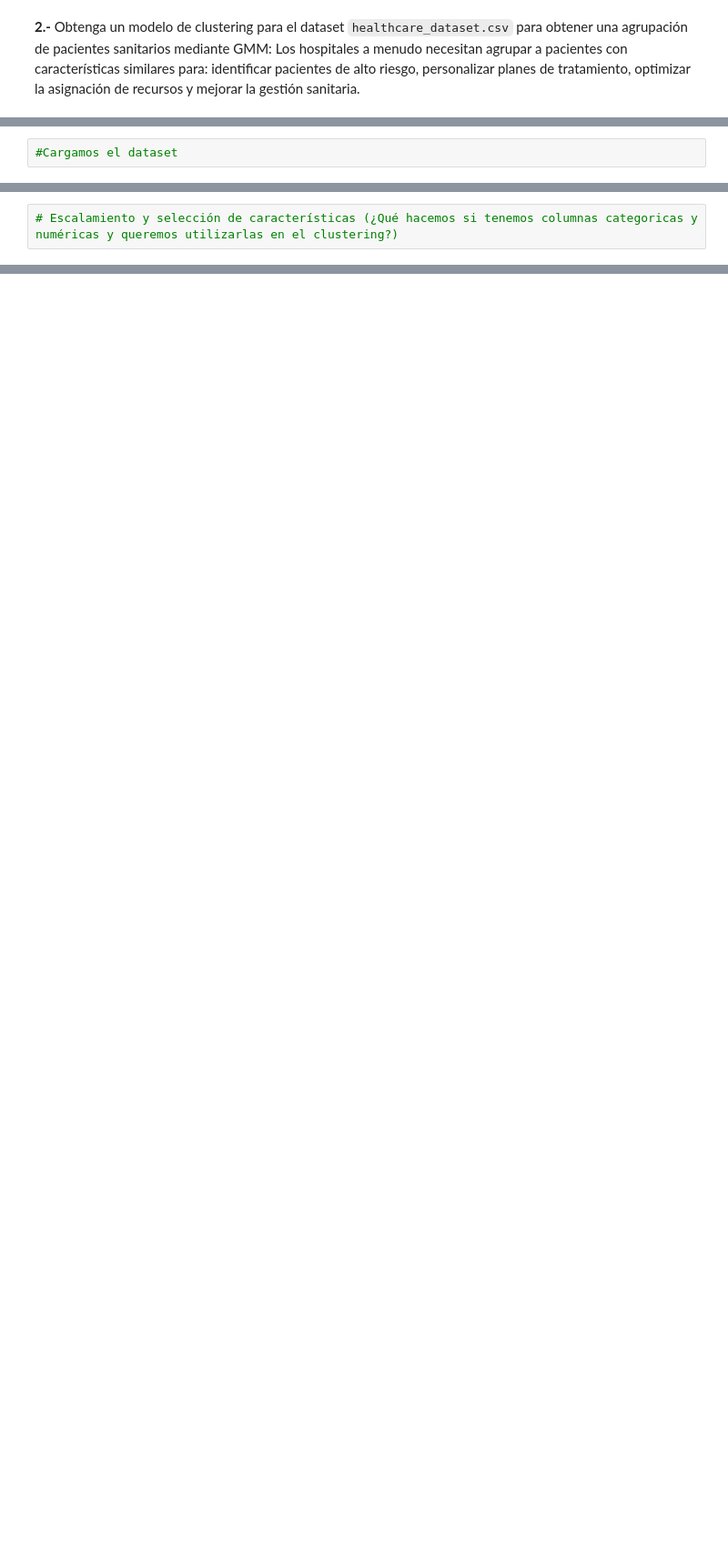
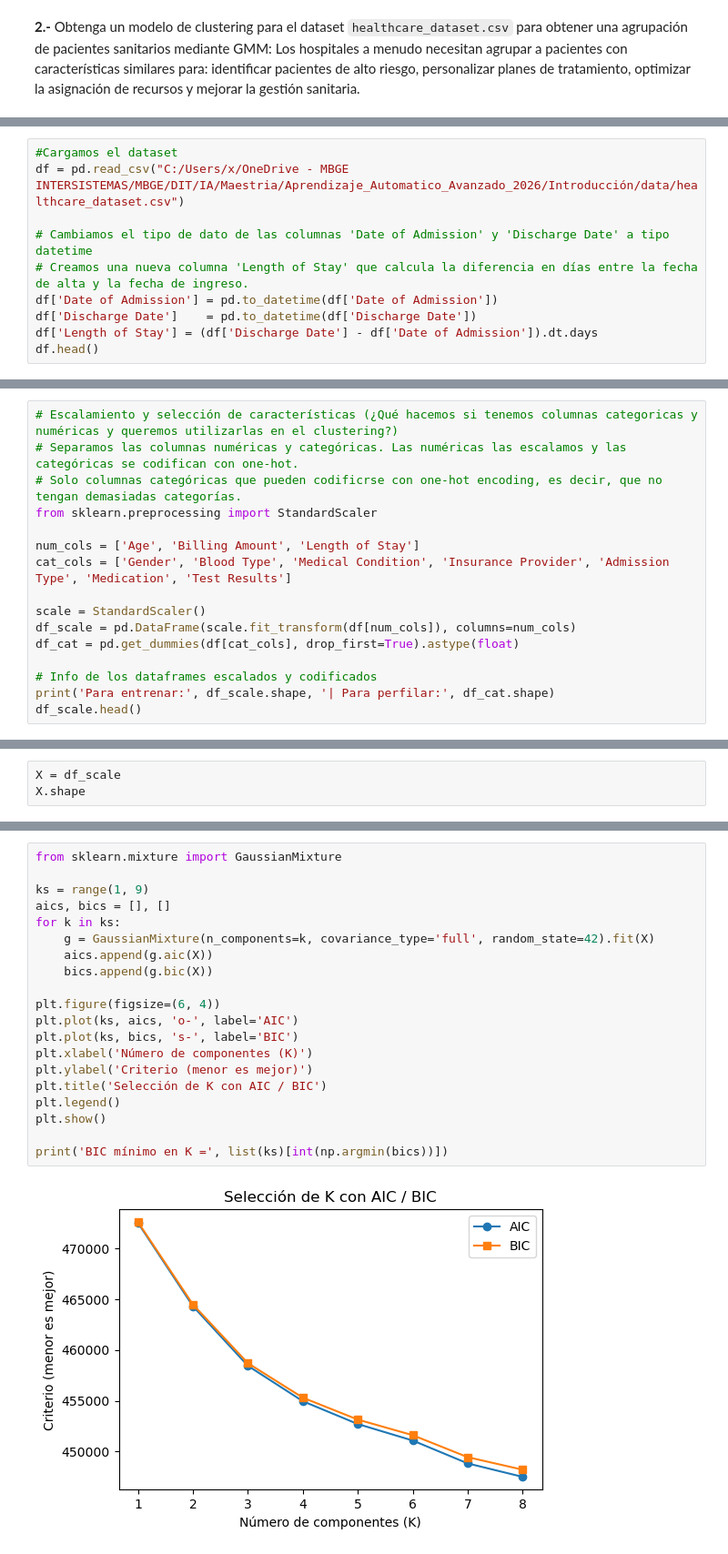
Before and after one commit to jmalegria75/Aprendizaje_Automatico_Avanzado_2026, a Jupyter notebook: Introducción/Actividad_2_Clustering_GMM.ipynb, the cells around one changed output, grey strips where cells are left out. Shown at 91% size. Saved outputs shown, nothing was run; the diff lists cells and outputs as text; blank space fills up the shorter version.

```diff
--- a/Introducción/Actividad_2_Clustering_GMM.ipynb
+++ b/Introducción/Actividad_2_Clustering_GMM.ipynb
@@ -315,2 +322,10 @@ array([[1.06529466e-13, 9.99999999e-01, 6.02173623e-10]])
 # %%
 #Cargamos el dataset
+df = pd.read_csv("C:/Users/x/OneDrive - MBGE INTERSISTEMAS/MBGE/DIT/IA/Maestria/Aprendizaje_Automatico_Avanzado_2026/Introducción/data/healthcare_dataset.csv")
+
+# Cambiamos el tipo de dato de las columnas 'Date of Admission' y 'Discharge Date' a tipo datetime
+# Creamos una nueva columna 'Length of Stay' que calcula la diferencia en días entre la fecha de alta y la fecha de ingreso.
+df['Date of Admission'] = pd.to_datetime(df['Date of Admission'])
+df['Discharge Date']    = pd.to_datetime(df['Discharge Date'])
+df['Length of Stay'] = (df['Discharge Date'] - df['Date of Admission']).dt.days
+df.head()
@@ -317,2 +351,16 @@ array([[1.06529466e-13, 9.99999999e-01, 6.02173623e-10]])
 # %%
 # Escalamiento y selección de características (¿Qué hacemos si tenemos columnas categoricas y numéricas y queremos utilizarlas en el clustering?)
+# Separamos las columnas numéricas y categóricas. Las numéricas las escalamos y las categóricas se codifican con one-hot.
+# Solo columnas categóricas que pueden codificrse con one-hot encoding, es decir, que no tengan demasiadas categorías.
+from sklearn.preprocessing import StandardScaler
+
+num_cols = ['Age', 'Billing Amount', 'Length of Stay']
+cat_cols = ['Gender', 'Blood Type', 'Medical Condition', 'Insurance Provider', 'Admission Type', 'Medication', 'Test Results']
+
+scale = StandardScaler()
+df_scale = pd.DataFrame(scale.fit_transform(df[num_cols]), columns=num_cols)
+df_cat = pd.get_dummies(df[cat_cols], drop_first=True).astype(float)
+
+# Info de los dataframes escalados y codificados
+print('Para entrenar:', df_scale.shape, '| Para perfilar:', df_cat.shape)
+df_scale.head()
@@ -318,0 +387,3 @@ array([[1.06529466e-13, 9.99999999e-01, 6.02173623e-10]])
+# %%
+X = df_scale
+X.shape
@@ -318,0 +392,22 @@ array([[1.06529466e-13, 9.99999999e-01, 6.02173623e-10]])
+# %%
+from sklearn.mixture import GaussianMixture
+
+ks = range(1, 9)
+aics, bics = [], []
+for k in ks:
+    g = GaussianMixture(n_components=k, covariance_type='full', random_state=42).fit(X)
+    aics.append(g.aic(X))
+    bics.append(g.bic(X))
+
+plt.figure(figsize=(6, 4))
+plt.plot(ks, aics, 'o-', label='AIC')
+plt.plot(ks, bics, 's-', label='BIC')
+plt.xlabel('Número de componentes (K)')
+plt.ylabel('Criterio (menor es mejor)')
+plt.title('Selección de K con AIC / BIC')
+plt.legend()
+plt.show()
+
+print('BIC mínimo en K =', list(ks)[int(np.argmin(bics))])
+# %% [output]
+[figure, added]
```
Also changed, not shown: parts of 18 cells of this notebook, 2 other files.
